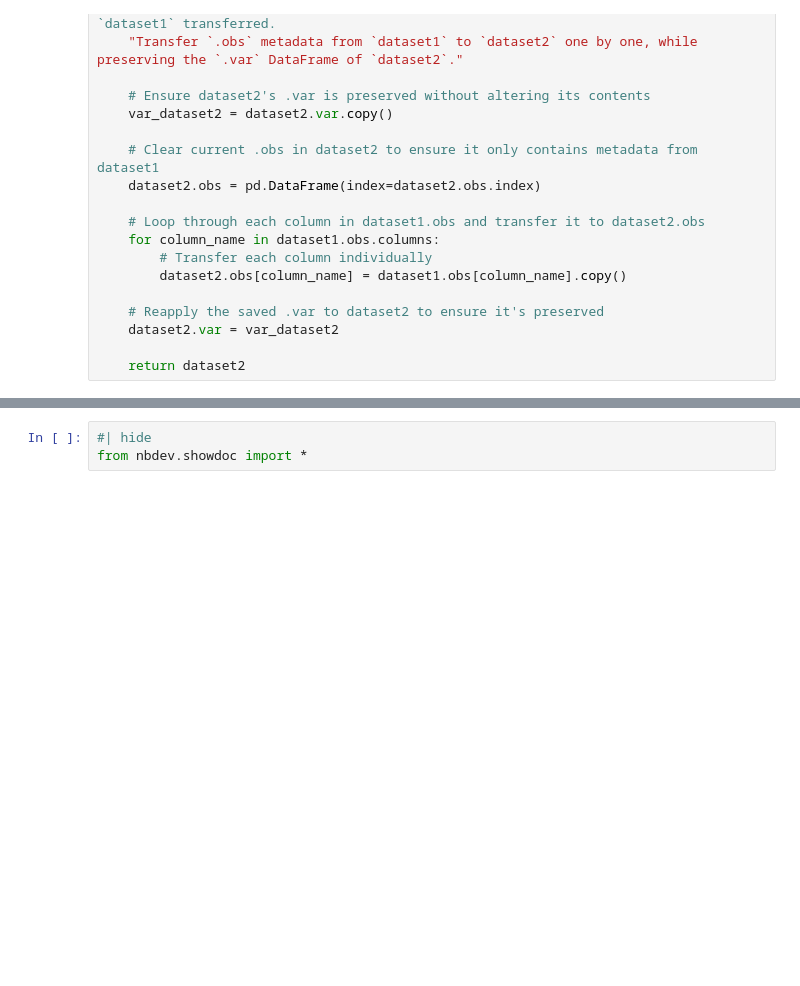
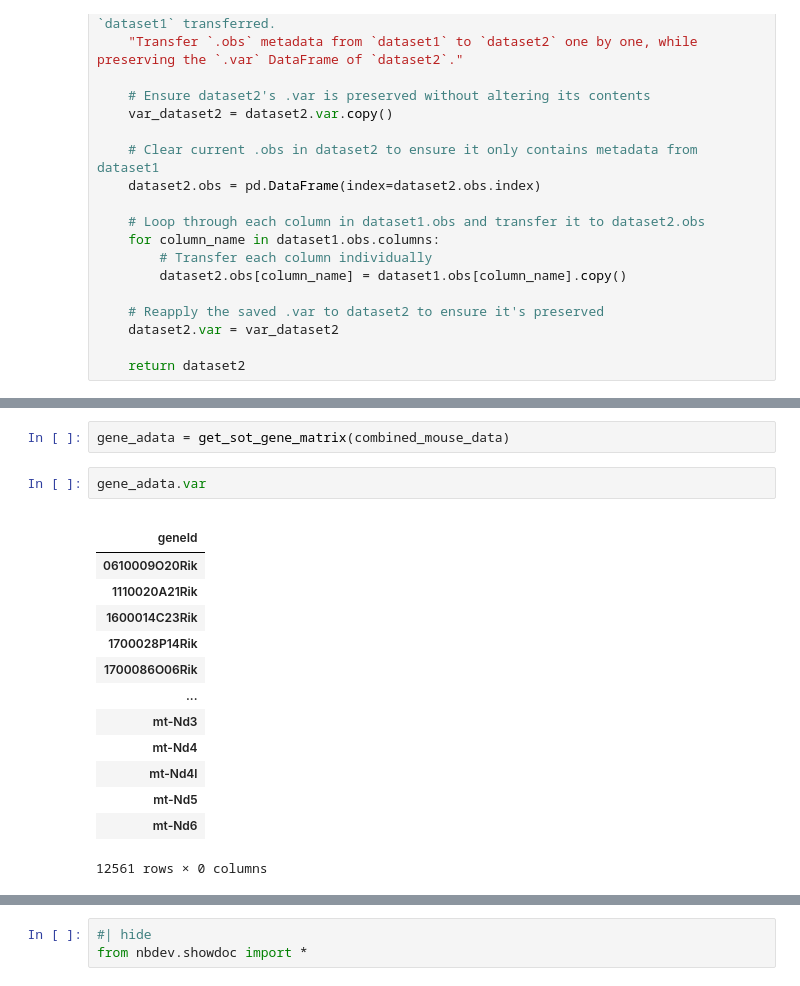
Before and after one commit to cobioda/allos, a Jupyter notebook: nbs/007_preprocesing.ipynb, the cells around one changed output, grey strips where cells are left out. Cells and saved outputs as stored; diff of their text form; blank space fills up the shorter version.

```diff
--- a/nbs/007_preprocesing.ipynb
+++ b/nbs/007_preprocesing.ipynb
@@ -46,0 +173,19 @@ def transfer_obs(dataset1: ad.AnnData,  # Source AnnData object with .obs metada
+# %%
+gene_adata = get_sot_gene_matrix(combined_mouse_data)
+# %%
+gene_adata.var
+# %% [output]
+|  |
+| geneId |
+| 0610009O20Rik |
+| 1110020A21Rik |
+| 1600014C23Rik |
+| 1700028P14Rik |
+| 1700086O06Rik |
+| ... |
+| mt-Nd3 |
+| mt-Nd4 |
+| mt-Nd4l |
+| mt-Nd5 |
+| mt-Nd6 |
+12561 rows × 0 columns
```
Also changed, not shown: parts of 7 cells of this notebook, 4 other files.
